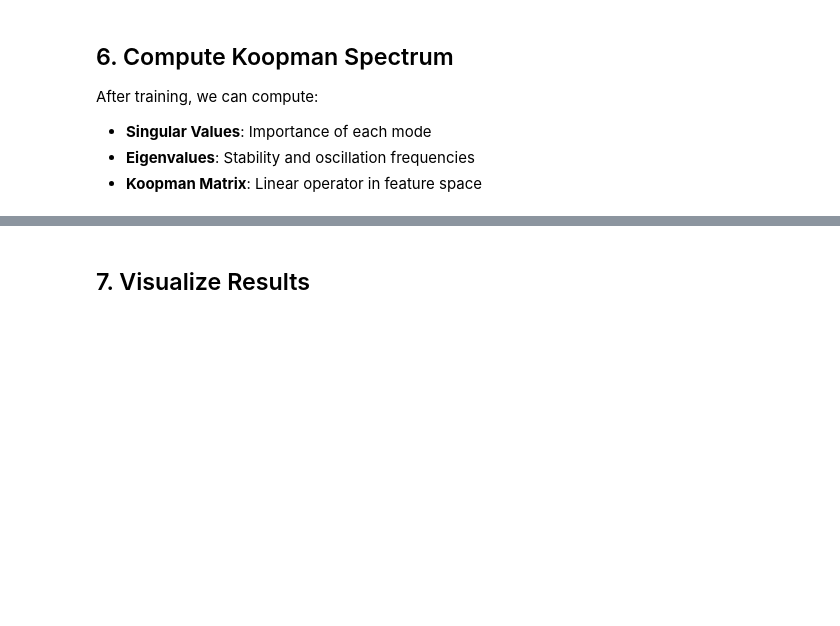
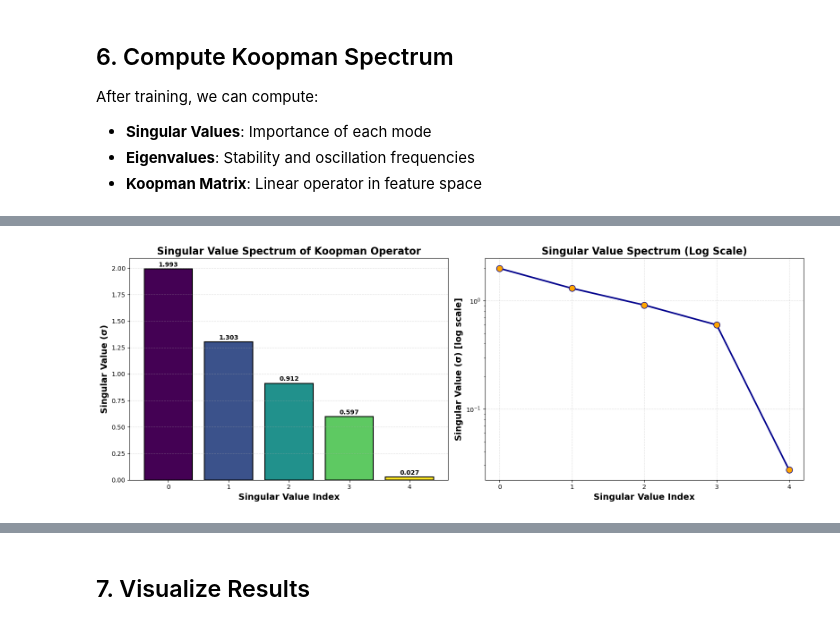
Before and after one commit to Matthew-ymz/koopCE, a Jupyter notebook: DeepKoopCE/demo_standalone_lora.ipynb, the cells around one changed output, grey strips where cells are left out. Cells and saved outputs as stored; diff of their text form; code cells hidden in the pictures; blank space fills up the shorter version.

```diff
--- a/DeepKoopCE/demo_standalone_lora.ipynb
+++ b/DeepKoopCE/demo_standalone_lora.ipynb
@@ -492,0 +532,36 @@ Eigenvalues (top 5):
+# %%
+fig, axes = plt.subplots(1, 2, figsize=(16, 6))
+
+# 左图：奇异值柱状图
+ax = axes[0]
+colors = plt.cm.viridis(np.linspace(0, 1, len(S)))
+bars = ax.bar(range(len(S)), S, color=colors, edgecolor='black', linewidth=1.5)
+ax.set_xlabel('Singular Value Index', fontsize=14, fontweight='bold')
+ax.set_ylabel('Singular Value (σ)', fontsize=14, fontweight='bold')
+ax.set_title('Singular Value Spectrum of Koopman Operator',
+             fontsize=16, fontweight='bold')
+ax.grid(True, axis='y', alpha=0.4, linestyle='--')
+ax.set_xticks(range(len(S)))
+
+# 添加数值标注
+for i, (bar, val) in enumerate(zip(bars, S)):
+    height = bar.get_height()
+    ax.text(bar.get_x() + bar.get_width()/2., height + 0.01,
+            f'{val:.3f}',
+            ha='center', va='bottom', fontsize=10, fontweight='bold')
+
+# 右图：奇异值对数图（突出差异）
+ax = axes[1]
+ax.semilogy(range(len(S)), S, 'o-', linewidth=2.5,
+            markersize=10, color='darkblue', markerfacecolor='orange')
+ax.set_xlabel('Singular Value Index', fontsize=14, fontweight='bold')
+ax.set_ylabel('Singular Value (σ) [log scale]', fontsize=14, fontweight='bold')
+ax.set_title('Singular Value Spectrum (Log Scale)',
+             fontsize=16, fontweight='bold')
+ax.grid(True, alpha=0.4, linestyle='--')
+ax.set_xticks(range(len(S)))
+
+plt.tight_layout()
+plt.show()
+# %% [output]
+[figure, added]
```
Also changed, not shown: parts of 8 cells of this notebook, 8 other files.
